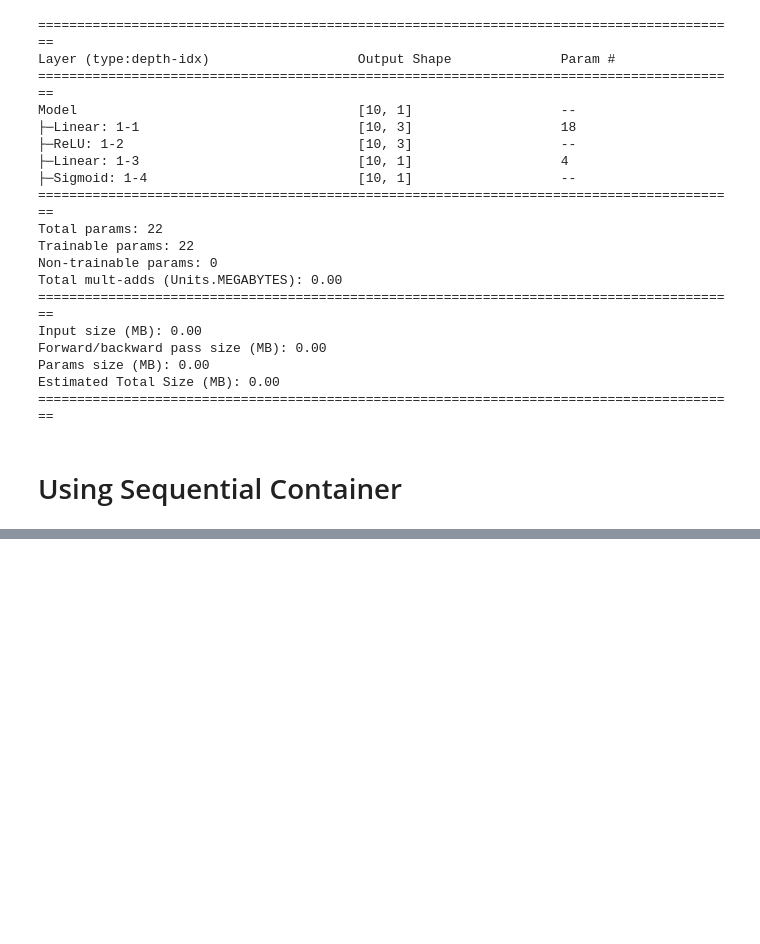
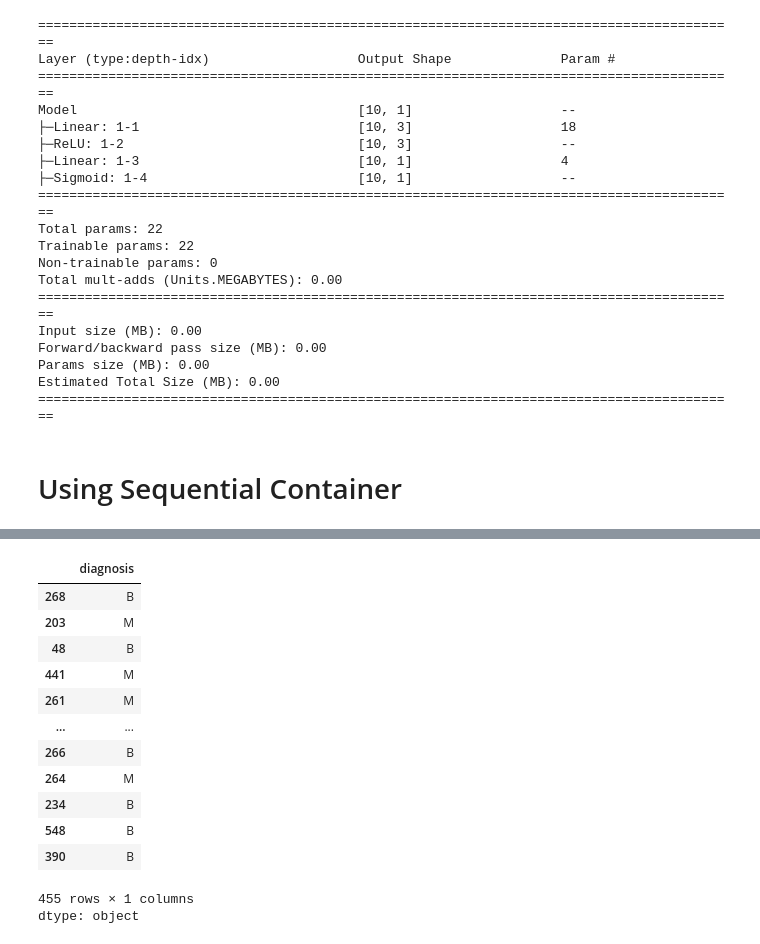
Before and after one commit to DipayanSaha007/ML_DL, a Jupyter notebook: Using_PyTorch/Pytorch_NN_Module.ipynb, the cells around one changed output, grey strips where cells are left out. Saved outputs shown, nothing was run; the diff lists cells and outputs as text; code cells hidden in the pictures; blank space fills up the shorter version.

```diff
--- a/Using_PyTorch/Pytorch_NN_Module.ipynb
+++ b/Using_PyTorch/Pytorch_NN_Module.ipynb
@@ -198,0 +233,5 @@ tensor([[0.3276],
+# %%
+# Train Test Split
+x = df.drop(columns=['diagnosis'], axis=1)
+y = df['diagnosis']
+x_train, x_test, y_train, y_test = train_test_split(x, y, test_size=0.2)
@@ -198,0 +262,17 @@ tensor([[0.3276],
+# %%
+y_train
+# %% [output]
+|  | diagnosis |
+| 268 | B |
+| 203 | M |
+| 48 | B |
+| 441 | M |
+| 261 | M |
+| ... | ... |
+| 266 | B |
+| 264 | M |
+| 234 | B |
+| 548 | B |
+| 390 | B |
+455 rows × 1 columns
+dtype: object
```
Also changed, not shown: parts of 24 cells of this notebook.
